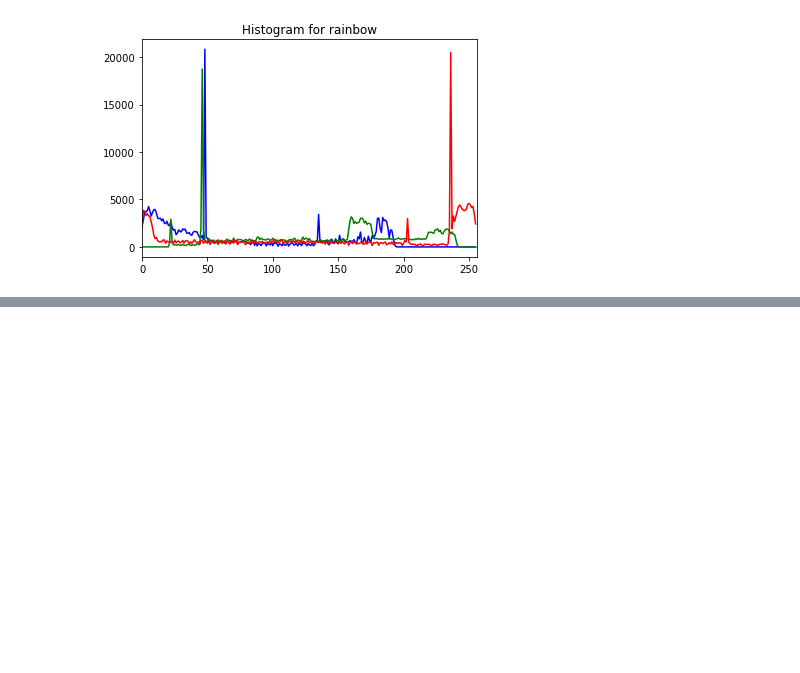
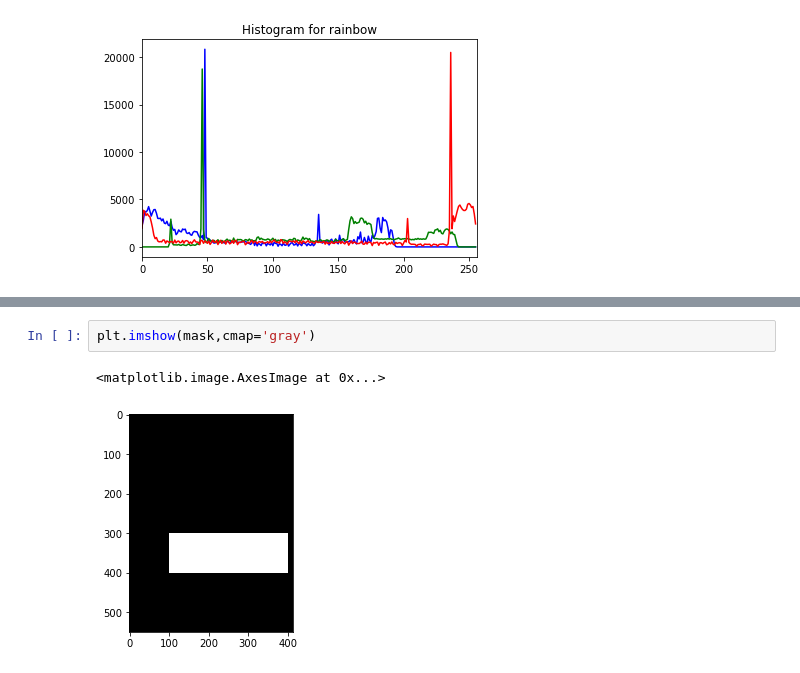
Before and after one commit to greengangsta/Computer-Vision, a Jupyter notebook: Histograms.ipynb, the cells around one changed output, grey strips where cells are left out. Saved outputs shown, nothing was run; the diff lists cells and outputs as text; blank space fills up the shorter version.

```diff
--- a/Histograms.ipynb
+++ b/Histograms.ipynb
@@ -83,0 +102,5 @@ Text(0.5, 1.0, 'Histogram for rainbow')
+# %%
+plt.imshow(mask,cmap='gray')
+# %% [output]
+<matplotlib.image.AxesImage at 0x...>
+[figure, added]
```
Also changed, not shown: parts of 14 cells of this notebook.
